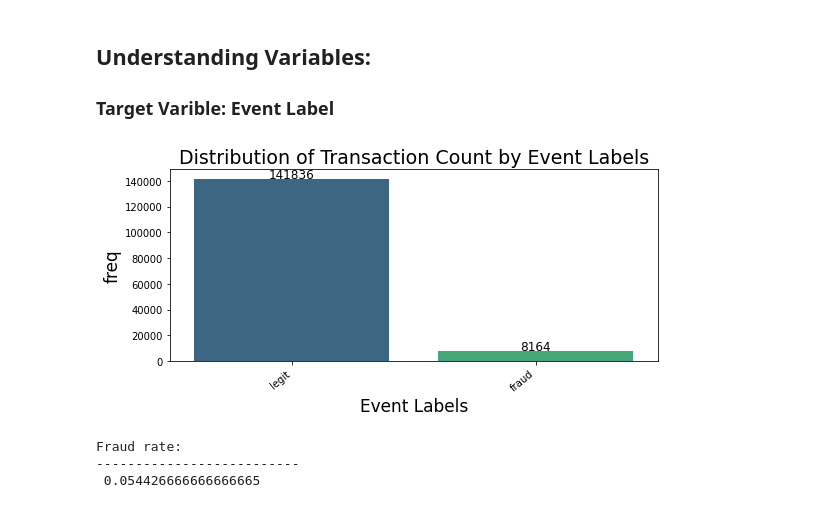
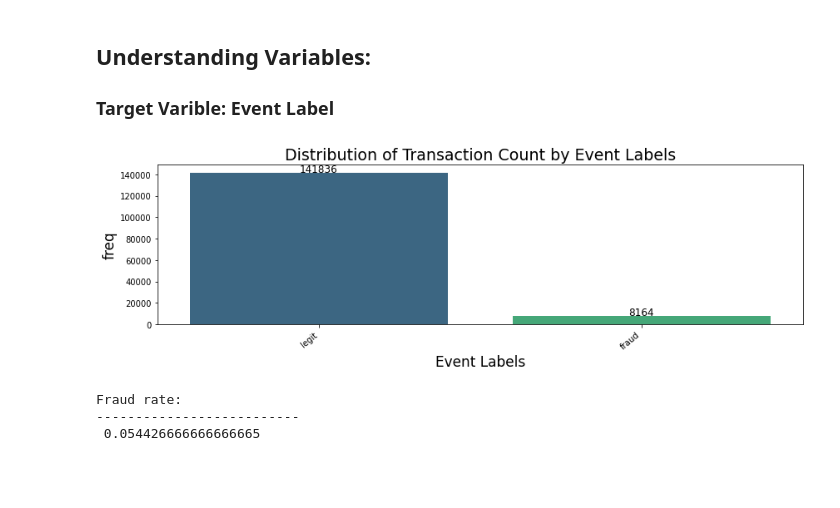
Before and after one commit to ElifKarakutukDinc/Fraud_Analytics_Case_Study, a Jupyter notebook: EDA.ipynb, the cells around one changed output. Saved outputs shown, nothing was run; the diff lists cells and outputs as text; code cells hidden in the pictures; blank space fills up the shorter version.

```diff
--- a/EDA.ipynb
+++ b/EDA.ipynb
@@ -64,18 +64,19 @@ memory usage: 29.8+ MB
 ### Target Varible: Event Label
 # %%
 # Distribution of transaction counts by whether fraud or not:
+
 countplot_viz(
     df_data,
     "EVENT_LABEL",
     "Event Labels",
     "freq",
     "Distribution of Transaction Count by Event Labels",
-    figsize_x=8,
+    figsize_x=12,
     figsize_y=4,
     palette="viridis",
 )
 # %% [output]
-[figure, old version]
+[figure, new version]
 # %%
 print(
     "Fraud rate:\n--------------------------\n",
```
Also changed, not shown: parts of 1 cell of this notebook.
